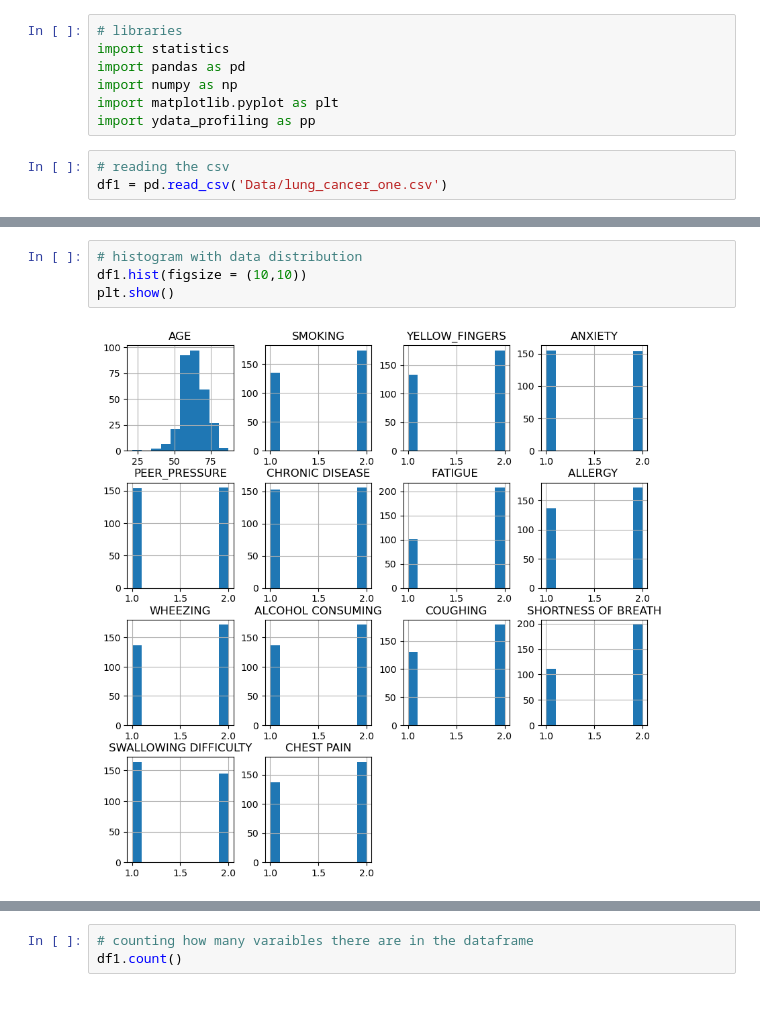
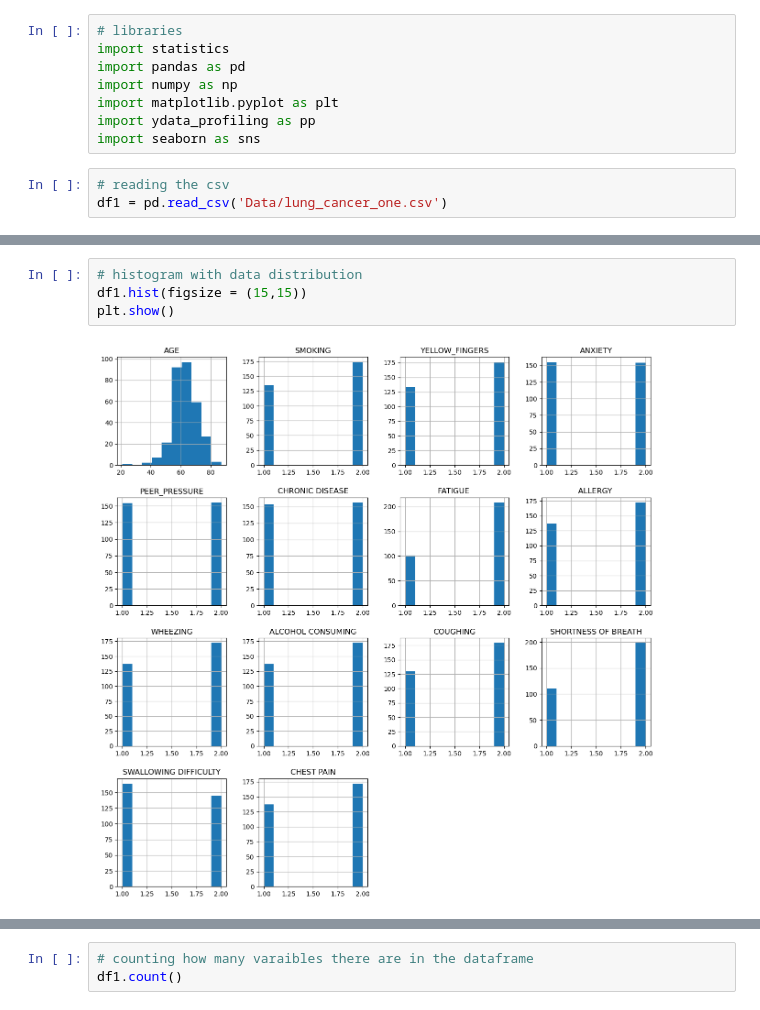
Before and after one commit to gustavopin/RiskAnalysis, a Jupyter notebook: analysis.ipynb, the cells around one changed output, grey strips where cells are left out. Saved outputs shown, nothing was run; the diff lists cells and outputs as text.

Commit message:
added correlation matrix, a single histogram for age and some other descritive and exploratory analysis. Updated the readme with a link for the kaggle post with the data

```diff
--- a/analysis.ipynb
+++ b/analysis.ipynb
@@ -5,6 +5,7 @@ import pandas as pd
 import numpy as np
 import matplotlib.pyplot as plt
 import ydata_profiling as pp
+import seaborn as sns
 # %%
 # reading the csv
 df1 = pd.read_csv('Data/lung_cancer_one.csv')
@@ -30,7 +31,7 @@ pp.ProfileReport(df1)
 [interactive output not drawn]
 # %%
 # histogram with data distribution
-df1.hist(figsize = (10,10))
+df1.hist(figsize = (15,15))
 plt.show()
 # %% [output]
-[figure, old version]
+[figure, new version]
```
Also changed, not shown: parts of 8 cells of this notebook, 1 other file.
